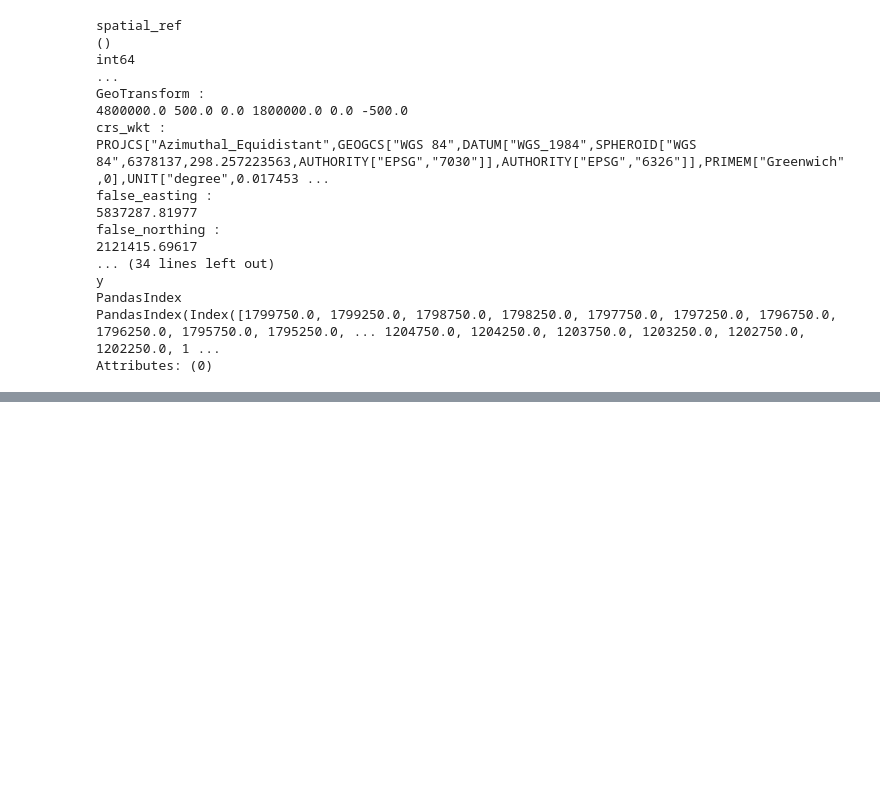
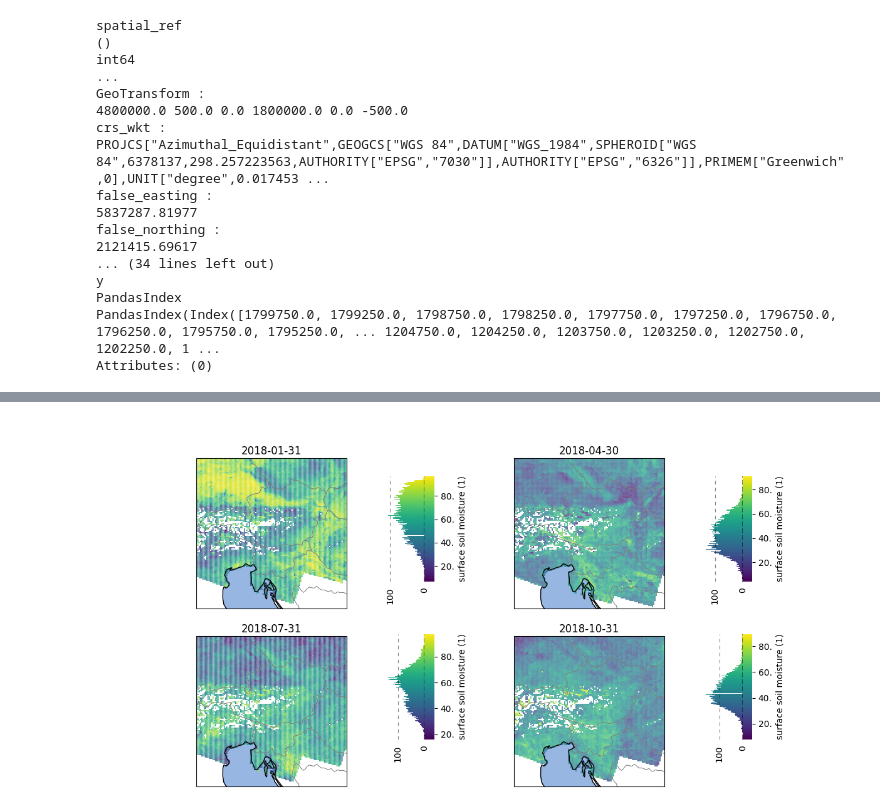
Before and after one commit to TUW-GEO/tuw_education_notebooks, a Jupyter notebook: 02_counterexample.ipynb, the cells around one changed output, grey strips where cells are left out. Cells and saved outputs as stored; diff of their text form; code cells hidden in the pictures; blank space fills up the shorter version.

```diff
--- a/02_counterexample.ipynb
+++ b/02_counterexample.ipynb
@@ -73,0 +144,4 @@ This last step is more subjective and relates to the psychology of colors: the m
+# %%
+view_monthly_ssm(SSM_dc_monthly, "viridis")
+# %% [output]
+[figure, added]
```
Also changed, not shown: parts of 16 cells of this notebook, 3 other files.
